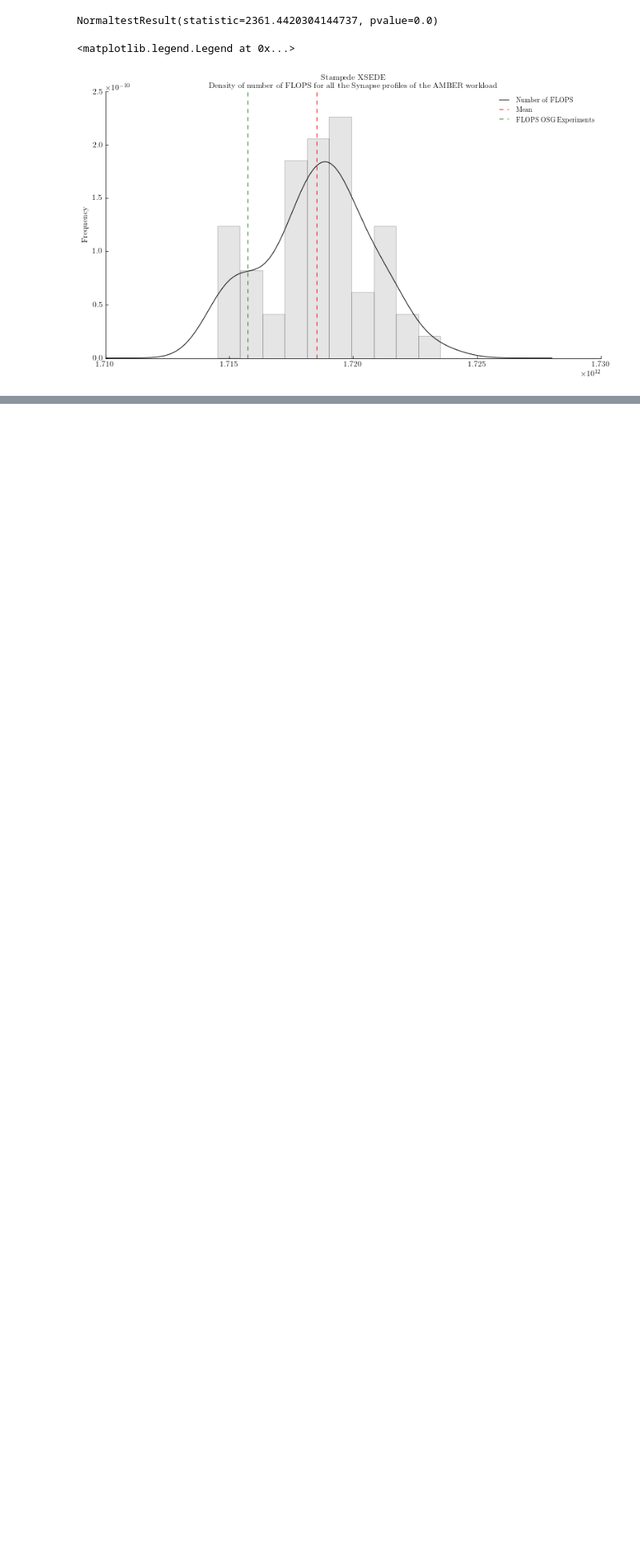
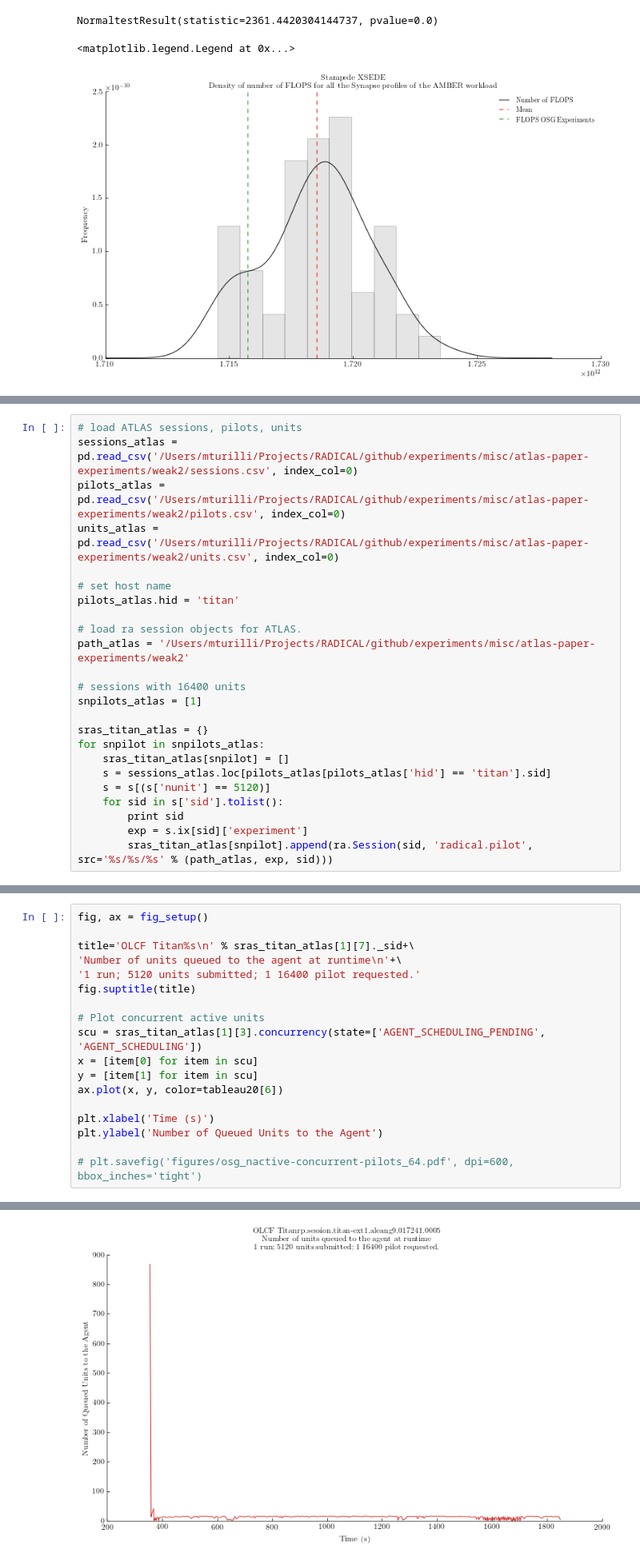
Before and after one commit to radical-experiments/rp-paper, a Jupyter notebook: analysis/rp_paper_experiments.ipynb, the cells around one changed output, grey strips where cells are left out. Shown: that part at 80% size. Drawn from its saved outputs; the diff is of its cells as text; blank space fills up the shorter version.

```diff
--- a/analysis/rp_paper_experiments.ipynb
+++ b/analysis/rp_paper_experiments.ipynb
@@ -785,0 +824,24 @@ NormaltestResult(statistic=2361.4420304144737, pvalue=0.0)
+# %%
+# load ATLAS sessions, pilots, units
+sessions_atlas = pd.read_csv('/Users/mturilli/Projects/RADICAL/github/experiments/misc/atlas-paper-experiments/weak2/sessions.csv', index_col=0)
+pilots_atlas = pd.read_csv('/Users/mturilli/Projects/RADICAL/github/experiments/misc/atlas-paper-experiments/weak2/pilots.csv', index_col=0)
+units_atlas = pd.read_csv('/Users/mturilli/Projects/RADICAL/github/experiments/misc/atlas-paper-experiments/weak2/units.csv', index_col=0)
+
+# set host name
+pilots_atlas.hid = 'titan'
+
+# load ra session objects for ATLAS.
+path_atlas = '/Users/mturilli/Projects/RADICAL/github/experiments/misc/atlas-paper-experiments/weak2'
+
+# sessions with 16400 units
+snpilots_atlas = [1]
+
+sras_titan_atlas = {}
+for snpilot in snpilots_atlas:
+    sras_titan_atlas[snpilot] = []
+    s = sessions_atlas.loc[pilots_atlas[pilots_atlas['hid'] == 'titan'].sid]
+    s = s[(s['nunit'] == 5120)]
+    for sid in s['sid'].tolist():
+        print sid
+        exp = s.ix[sid]['experiment']
+        sras_titan_atlas[snpilot].append(ra.Session(sid, 'radical.pilot', src='%s/%s/%s' % (path_atlas, exp, sid)))
@@ -785,0 +857,19 @@ NormaltestResult(statistic=2361.4420304144737, pvalue=0.0)
+# %%
+fig, ax = fig_setup()
+
+title='OLCF Titan%s\n' % sras_titan_atlas[1][7]._sid+\
+'Number of units queued to the agent at runtime\n'+\
+'1 run; 5120 units submitted; 1 16400 pilot requested.'
+fig.suptitle(title)
+
+# Plot concurrent active units
+scu = sras_titan_atlas[1][3].concurrency(state=['AGENT_SCHEDULING_PENDING', 'AGENT_SCHEDULING'])
+x = [item[0] for item in scu]
+y = [item[1] for item in scu]
+ax.plot(x, y, color=tableau20[6])
+
+plt.xlabel('Time (s)')
+plt.ylabel('Number of Queued Units to the Agent')
+
+# plt.savefig('figures/osg_nactive-concurrent-pilots_64.pdf', dpi=600, bbox_inches='tight')
+# %% [output]
@@ -785,0 +877 @@ NormaltestResult(statistic=2361.4420304144737, pvalue=0.0)
+[figure, added]
```
Also changed, not shown: parts of 13 cells of this notebook.
